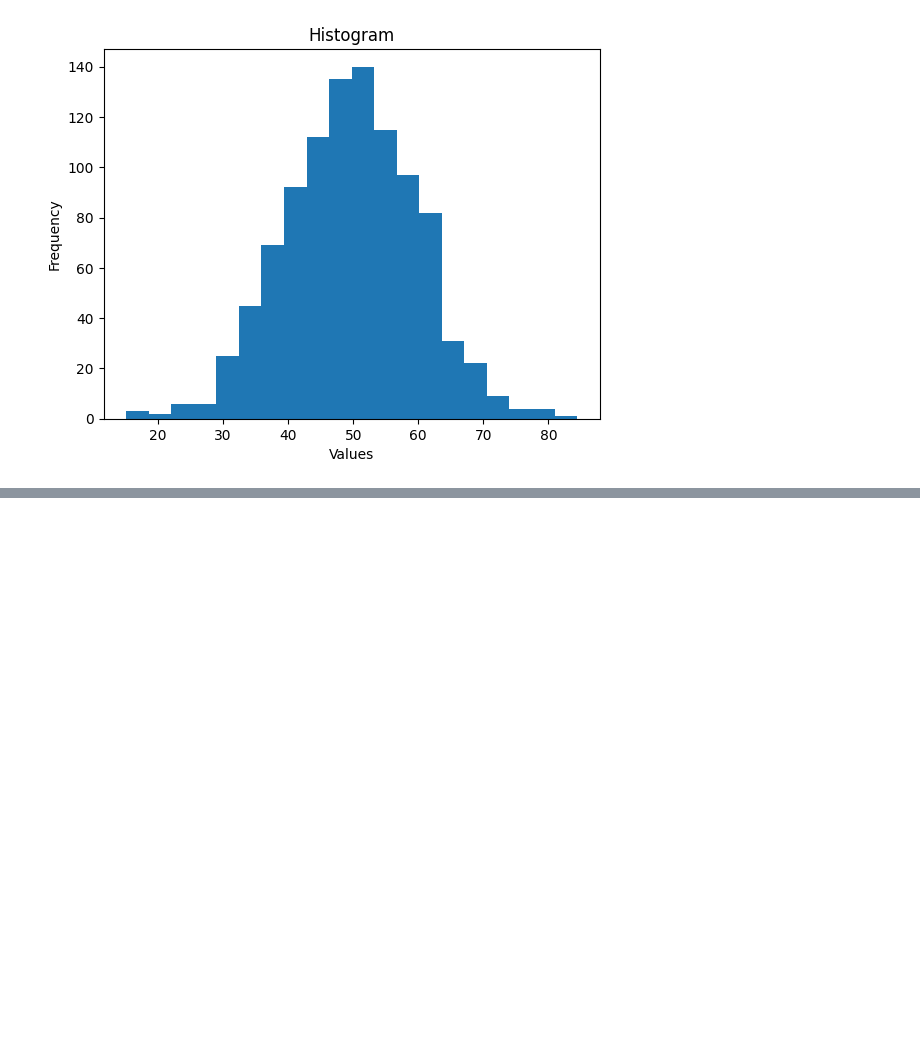
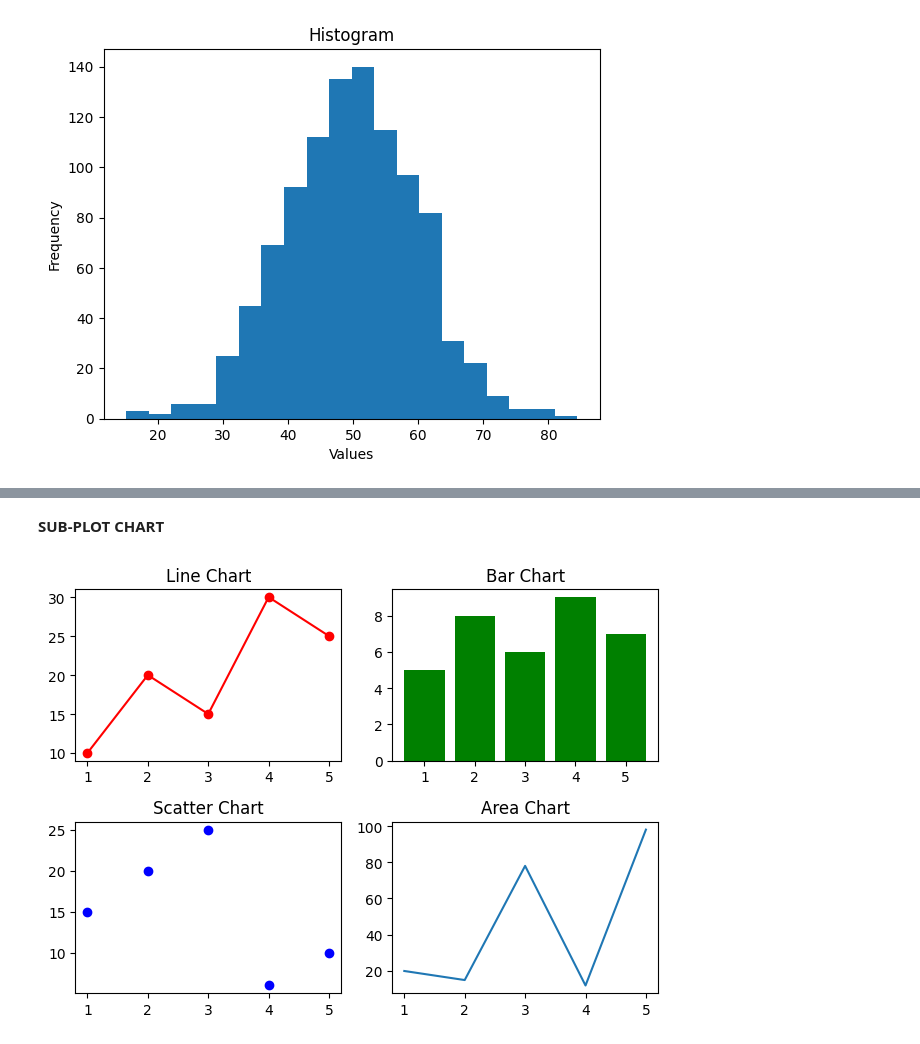
Before and after one commit to vanshchaudharyx/Python-Libraries, a Jupyter notebook: Matplotlib.ipynb, the cells around one changed output, grey strips where cells are left out. Cells and saved outputs as stored; diff of their text form; code cells hidden in the pictures; blank space fills up the shorter version.

```diff
--- a/Matplotlib.ipynb
+++ b/Matplotlib.ipynb
@@ -74,0 +116,24 @@ plt.show()
+# %% [markdown]
+**SUB-PLOT CHART**
+# %%
+x=[1,2,3,4,5]
+y1=[10,20,15,30,25] #LINE
+y2=[5,8,6,9,7]
+y3=[15,20,25,6,10]#SCATTER
+y4=[20,15,78,12,98]#AREA
+plt.subplot(2,2,1)#row,coloumn chart
+plt.plot(x,y1,color='red',marker='o')
+plt.title("Line Chart")
+plt.subplot(2,2,2)
+plt.bar(x,y2,color='green')
+plt.title("Bar Chart")
+plt.subplot(2,2,3)
+plt.scatter(x,y3,color='blue')
+plt.title("Scatter Chart")
+plt.subplot(2,2,4)
+plt.plot(x,y4)
+plt.title("Area Chart")
+plt.tight_layout()
+plt.show()
+# %% [output]
+[figure, added]
```
Also changed, not shown: parts of 15 cells of this notebook.
